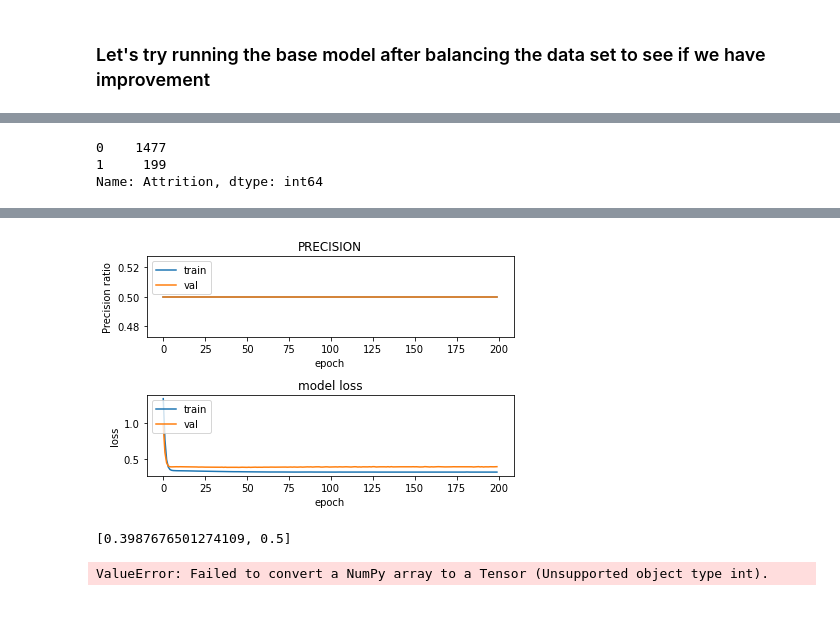
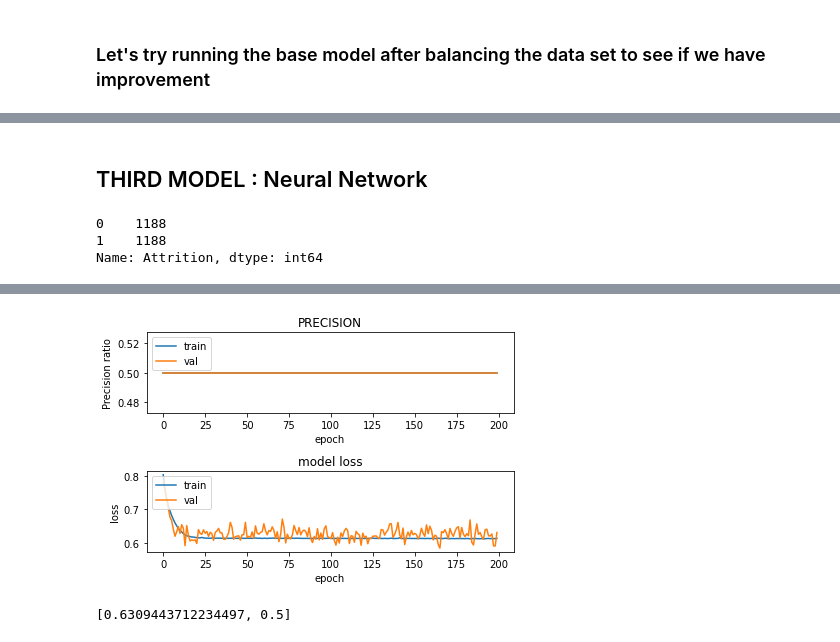
Before and after one commit to markmlowe/capstone, a Jupyter notebook: notebooks/01_mml_initial_data_exploration.ipynb, the cells around one changed output, grey strips where cells are left out. Cells and saved outputs as stored; diff of their text form; code cells hidden in the pictures; blank space fills up the shorter version.

```diff
--- a/notebooks/01_mml_initial_data_exploration.ipynb
+++ b/notebooks/01_mml_initial_data_exploration.ipynb
@@ -317,0 +320,15 @@ weighted avg       0.83      0.71      0.75       336
+# %%
+
+import xgboost as xgb
+
+xgb_cl = xgb.XGBClassifier()
+# %%
+# split the data after numeric conversion
+x_train, x_test, y_train, y_test = train_test_split(x,y, test_size =0.2, random_state=42)
+
+# transform the dataset
+oversample = SMOTE()
+x_bal_train, y_bal_train = oversample.fit_resample(x_train, y_train)
+
+# Fit
+xgb_cl.fit(x_bal_train, y_bal_train)
@@ -318,3 +375,5 @@ weighted avg       0.83      0.71      0.75       336
+# %% [markdown]
+## THIRD MODEL : Neural Network
 # %%
 #define custom loss for unbalanced data set using inverse weights
 
@@ -400,10 +459,10 @@ class ClassImbalanceSparsityAdjustedCEL(tf.keras.losses.Loss):
 
         return tf.reduce_sum(tf.reduce_mean(loss, axis = 0)*self.inverse_class_weights)
 # %%
-y.value_counts()
+y_bal_train.value_counts()
 # %% [output]
-0    1477
-1     199
+0    1188
+1    1188
 Name: Attrition, dtype: int64
 # %%
 # function to plot accuracy and loss
@@ -440,15 +499,19 @@ def plot_acc_loss(history):
 
     return
 # %%
-x_train, x_val, y_train, y_val = train_test_split(x,y, test_size =0.2, random_state=42)
+
+
+#x_train, x_val, y_train, y_val = train_test_split(x,y, test_size =0.2, random_state=42)
+
+
 
 # way to one hot encode the target variable into categorical variables
-y_train = keras.utils.to_categorical(y_train, len(np.unique(y)))
-y_val = keras.utils.to_categorical(y_val, len(np.unique(y)))
+y_train = keras.utils.to_categorical(y_bal_train, len(np.unique(y)))
+y_val = keras.utils.to_categorical(y_test, len(np.unique(y)))
 
 
 # need to do [1:] to allow for dimensionality compatability
-a = b = keras.layers.Input(shape = x_train.shape[1:])
+a = b = keras.layers.Input(shape = x_bal_train.shape[1:])
 
 print('****** With Normalization Layer *******')
 b = keras.layers.LayerNormalization(axis= -1)(b)
@@ -474,14 +537,14 @@ optimizer='adam',
 metrics=[keras.metrics.Precision(thresholds=0)])
 
 # urn off print because we will look at the best model
-history = model.fit(x_train, y_train,
+history = model.fit(x_bal_train, y_train,
     batch_size = batch_size,
     epochs = epochs,
     verbose = 2,
-    validation_data = (x_val, y_val)
+    validation_data = (x_test, y_val)
             )
 # don't need to print out each evaluation
-score = model.evaluate(x_val, y_val, verbose = 1)
+score = model.evaluate(x_test, y_val, verbose = 1)
 
 plot_acc_loss(history)
 
@@ -507,9 +570,5 @@ Epoch 200/200
-[figure, old version]
+[figure, new version]
-[0.3987676501274109, 0.5]
+[0.6309443712234497, 0.5]
-# %%
-model.evaluate(x,y)
-# %% [output]
-ValueError: Failed to convert a NumPy array to a Tensor (Unsupported object type int).
 # %%
 from sklearn import metrics
 
```
Also changed, not shown: parts of 22 cells of this notebook, 5 other files.
